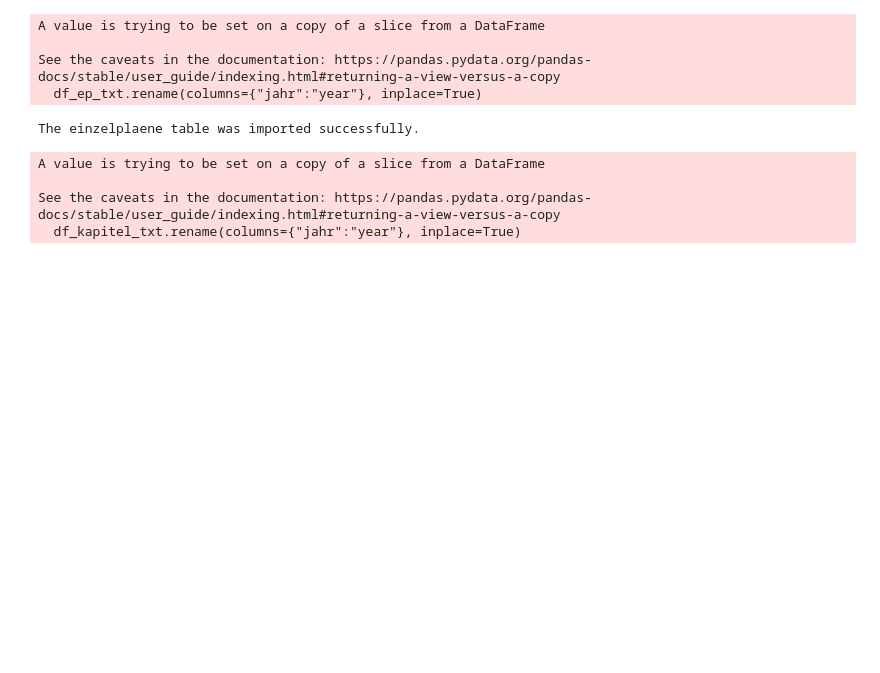
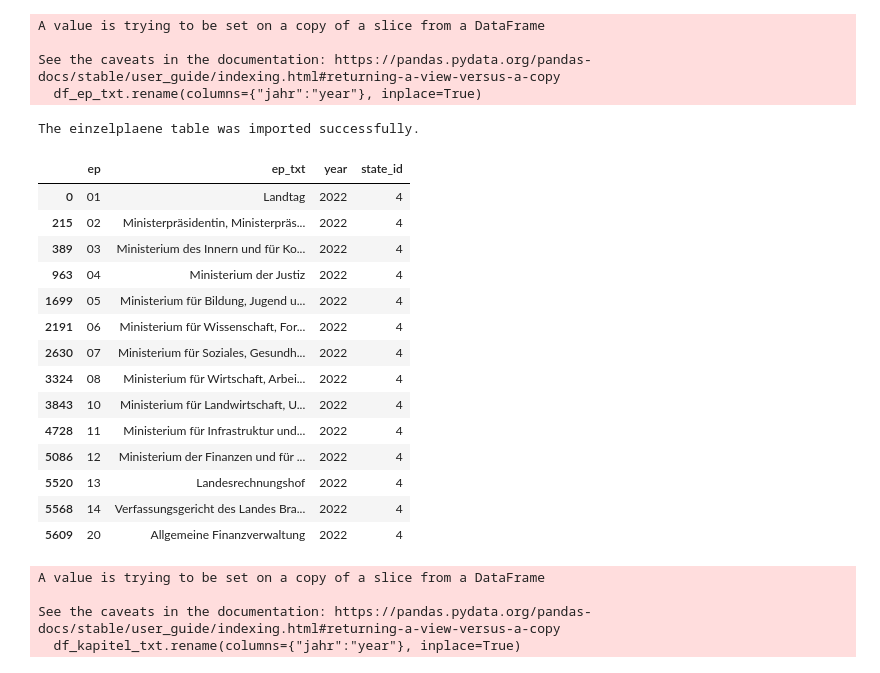
Before and after one commit to Toffeltonius/Haushaltsged-ns, a Jupyter notebook: budget_brb.ipynb, the cells around one changed output. Saved outputs shown, nothing was run; the diff lists cells and outputs as text; code cells hidden in the pictures; blank space fills up the shorter version.

```diff
--- a/budget_brb.ipynb
+++ b/budget_brb.ipynb
@@ -101,6 +101,24 @@ See the caveats in the documentation: https://pandas.pydata.org/pandas-docs/stab
 #push_to_database(df_ep_txt, "einzelplaene", engine, "capstone_public_budgeting")
 # %% [output]
 The einzelplaene table was imported successfully.
+# %%
+df_ep_txt
+# %% [output]
+|  | ep | ep_txt | year | state_id |
+| 0 | 01 | Landtag | 2022 | 4 |
+| 215 | 02 | Ministerpräsidentin, Ministerpräs... | 2022 | 4 |
+| 389 | 03 | Ministerium des Innern und für Ko... | 2022 | 4 |
+| 963 | 04 | Ministerium der Justiz | 2022 | 4 |
+| 1699 | 05 | Ministerium für Bildung, Jugend u... | 2022 | 4 |
+| 2191 | 06 | Ministerium für Wissenschaft, For... | 2022 | 4 |
+| 2630 | 07 | Ministerium für Soziales, Gesundh... | 2022 | 4 |
+| 3324 | 08 | Ministerium für Wirtschaft, Arbei... | 2022 | 4 |
+| 3843 | 10 | Ministerium für Landwirtschaft, U... | 2022 | 4 |
+| 4728 | 11 | Ministerium für Infrastruktur und... | 2022 | 4 |
+| 5086 | 12 | Ministerium der Finanzen und für ... | 2022 | 4 |
+| 5520 | 13 | Landesrechnungshof | 2022 | 4 |
+| 5568 | 14 | Verfassungsgericht des Landes Bra... | 2022 | 4 |
+| 5609 | 20 | Allgemeine Finanzverwaltung | 2022 | 4 |
 # %%
 df_kapitel_txt.rename(columns={"jahr":"year"}, inplace=True)
 # %% [output]
```
Also changed, not shown: 5 other files.
